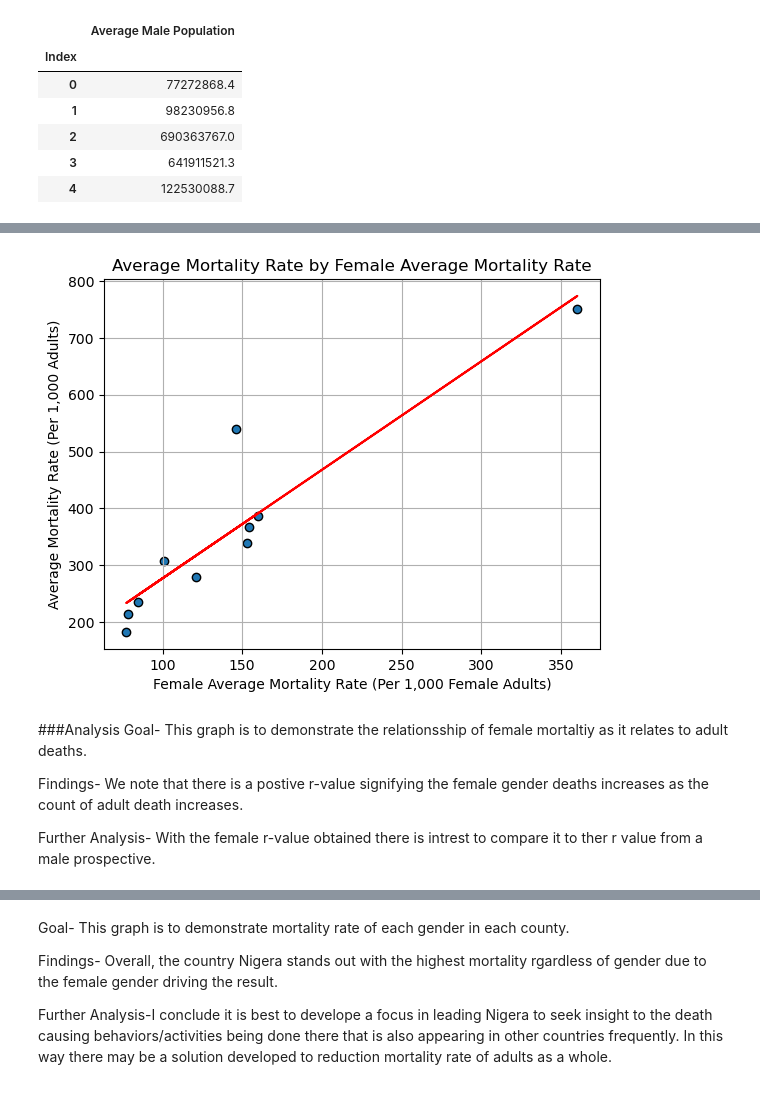
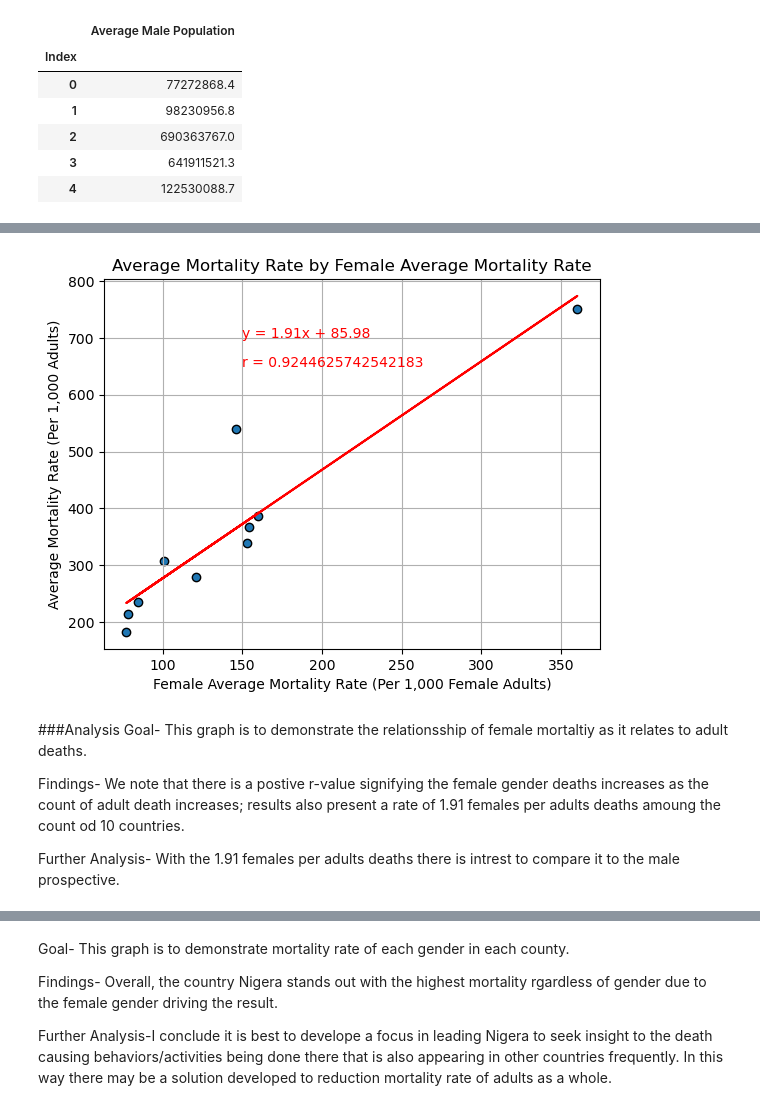
Before and after one commit to ralphy32/project_1, a Jupyter notebook: project1.ipynb, the cells around one changed output, grey strips where cells are left out. Cells and saved outputs as stored; diff of their text form; code cells hidden in the pictures.

```diff
--- a/project1.ipynb
+++ b/project1.ipynb
@@ -336,37 +336,37 @@ sorted_gender_df.head()
 # %%
 # Plot Average Mortality Rate by Female Average Mortality Rate (Per 1,000 Female Adults)
 x_values = sorted_gender_df ["Female Average Mortality Rate (Per 1,000 Female Adults)"]
 y_values = sorted_gender_df ["Average Mortality Rate (Per 1,000 Adults)"]
 plt.scatter(x_values,y_values, edgecolors="k")
 plt.title ("Average Mortality Rate by Female Average Mortality Rate")
 plt.xlabel ("Female Average Mortality Rate (Per 1,000 Female Adults)")
 plt.ylabel ("Average Mortality Rate (Per 1,000 Adults)")
 plt.grid()
 
 # Linear regression
 (slope, intercept, rvalue, pvalue, stderr) = linregress(x_values, y_values)
 regress_values = x_values * slope + intercept
 plt.plot(x_values, regress_values, "r")
 
 # Annotate
 line_eq = "y = " + str(round(slope,2)) + "x + " + str(round(intercept,2))
-plt.annotate(line_eq,(22,650),color="red")
-plt.annotate(f'r = {rvalue}',(22,610),color="r")
+plt.annotate(line_eq,(150,700),color="red")
+plt.annotate(f'r = {rvalue}',(150,650),color="r")
 
 # Save the figure
 plt.savefig("output_figs/Female Average Mortality Rate.png")
 
 # Display the figure
 plt.show()
 # %% [output]
-[figure, old version]
+[figure, new version]
 # %% [markdown]
 ###Analysis
 Goal- This graph is to demonstrate the relationsship of female mortaltiy as it relates to adult deaths.
 
-Findings- We note that there is a postive r-value signifying the female gender deaths increases as the count of adult death increases.
+Findings- We note that there is a postive r-value signifying the female gender deaths increases as the count of adult death increases; results also present a rate of 1.91 females per adults deaths amoung the count od 10 countries.
 
-Further Analysis- With the female r-value obtained there is intrest to compare it to ther r value from a male prospective.
+Further Analysis- With the 1.91 females per adults deaths there is intrest to compare it to the male prospective.
 # %%
 # Plot Average Mortality Rate by Male Average Mortality Rate (Per 1,000 Female Adults)
 x_values = sorted_gender_df ["Male Average Mortality Rate (Per 1,000 Male Adults)"]
```
Also changed, not shown: parts of 14 cells of this notebook.
